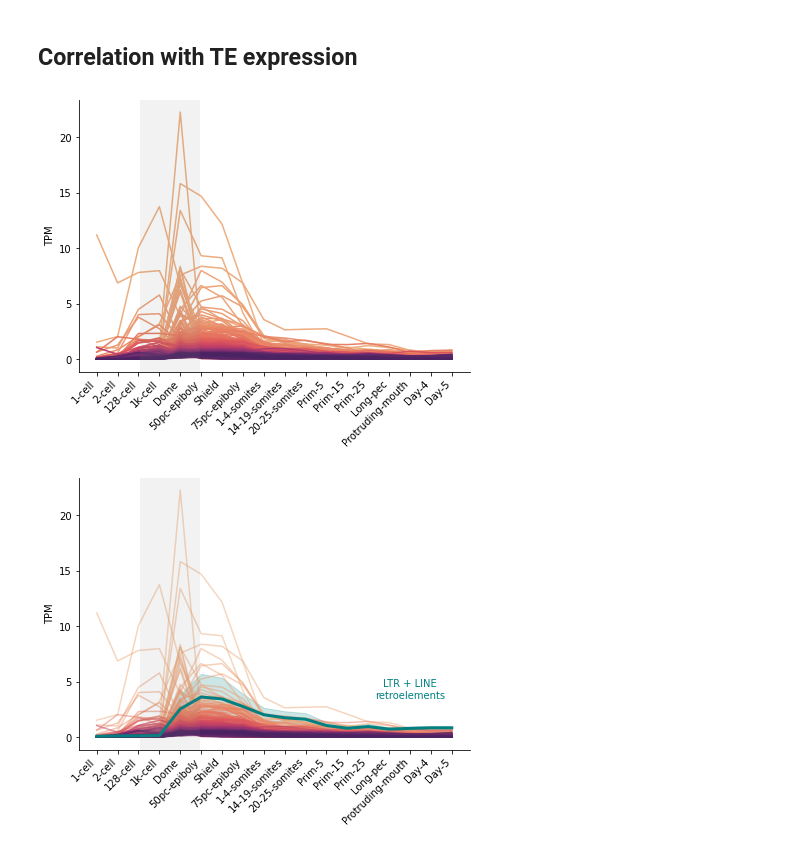
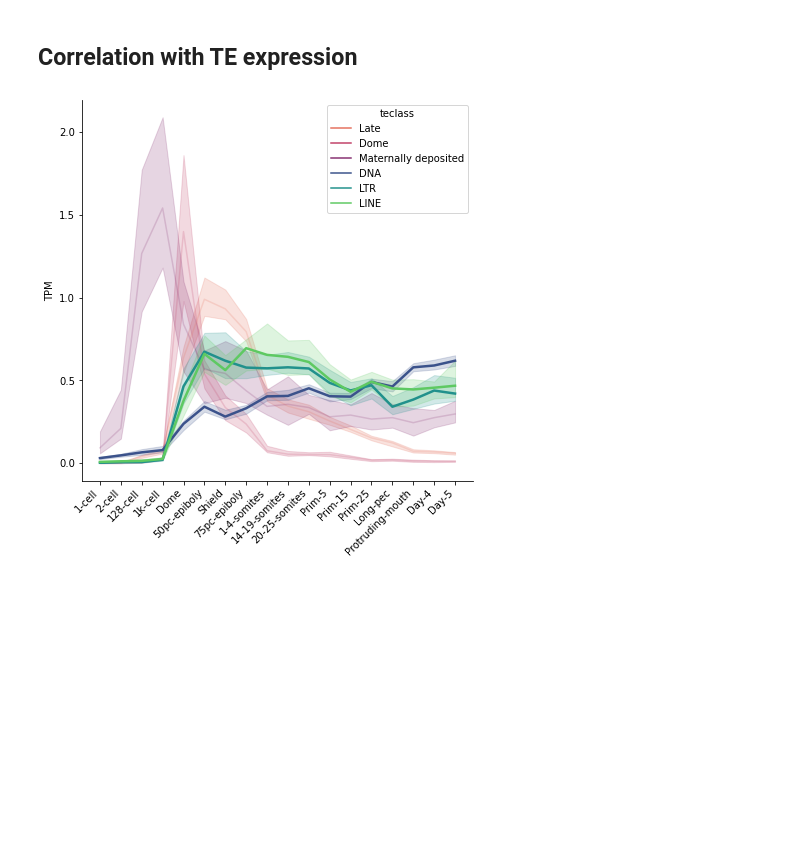
Before and after one commit to jonathan-wells/finz-znf, a Jupyter notebook: analysis/expression.ipynb, the cells around one changed output. Drawn from its saved outputs; the diff is of its cells as text; code cells hidden in the pictures; blank space fills up the shorter version.

```diff
--- a/analysis/expression.ipynb
+++ b/analysis/expression.ipynb
@@ -301,8 +307,8 @@ rRNA_dep_counts_df = rRNA_dep_counts_df.rename({'Developmental_Stage': 'stageNam
 # Convert to TPM
 rRNA_dep_tpm_df = calc_tpm(rRNA_dep_counts_df, load_gene_lengths())
 # Sort by stage order
-stageorder = ['Egg', '1-cell', '16-cell', '128-cell', '3.5 hpf', '5.3 hpf']
-rRNA_dep_tpm_df['stageName'] = pd.Categorical(rRNA_dep_tpm_df['stageName'], stageorder)
+rRNA_dep_stageorder = ['Egg', '1-cell', '16-cell', '128-cell', '3.5 hpf', '5.3 hpf']
+rRNA_dep_tpm_df['stageName'] = pd.Categorical(rRNA_dep_tpm_df['stageName'], rRNA_dep_stageorder)
 rRNA_dep_tpm_df = rRNA_dep_tpm_df.groupby(['gene', 'stageName']).mean().reset_index()
 rRNA_dep_tpm_df = rRNA_dep_tpm_df.sort_values(['gene', 'stageName'])
 print(rRNA_dep_tpm_df.loc[rRNA_dep_tpm_df.gene == 'BHIKHARI_LTR'].head(10))
@@ -539,65 +525,39 @@ te_df['cluster'] = te_df.apply(lambda x: x.teclass if x.cluster == None else x.c
 te_df['gene'] = te_df.apply(lambda x: x.tename if x.gene == None else x.gene, axis=1)
 te_df.loc[te_df.finz == True, 'teclass'] = 'FiNZ-ZnF'
 
-te_expressed = set(te_df.loc[te_df.tpm >= 0.25, 'gene'].to_list())
+te_expressed = set(te_df.loc[te_df.tpm >= 0.5, 'gene'].to_list())
 # %%
-fig, ax = plt.subplots(figsize=(7, 5))
-# sns.lineplot(data=tpm_df.loc[tpm_df.gene.isin(['ERV2_DR-LTR', 'ERV2_DR-I', 'ERV1-4_DR-LTR', 'ERV1-4_DR-I', 'ERV1_DR-LTR', 'ERV1_DR-I', 'BHIKHARI_I-int', 'BHIKHARI_LTR'])],
-sns.lineplot(data=te_df.loc[(te_df.teclass.isin(['FiNZ-ZnF'])) & (te_df.expressed == True)],
+fig, ax = plt.subplots(figsize=(7, 7))
+sns.lineplot(data=tpm_df.loc[(tpm_df.gene.isin(expressed))],
              x='stageName',
              y='tpm',
              sort=False,
-             hue='gene',
+             hue='cluster',
              palette='flare',
-             hue_order=hue_order[::-1],
-             lw=1.5,
+             estimator=np.median,
+             alpha=0.2,
+             ci=90,
              ax=ax)
-ax.axvline(x=3.5, lw=60, alpha=0.1,color='gray')
 
-
-
-ax.get_legend().remove()
+sns.lineplot(data=te_df.loc[(te_df.teclass.isin(['LINE', 'LTR', 'DNA'])) & (te_df.gene.isin(te_expressed))],
+             x='stageName',
+             y='tpm',
+             hue='teclass',
+             sort=False,
+             estimator=np.median,
+             palette='viridis',
+             ci=90,
+             lw=2.5,
+             ax=ax)
+# ax.axvline(x=3.5, lw=60, alpha=0.1,color='gray')
+# ax.text(15, 3.5, 'LTR + LINE\nretroelements', ha='center', color='teal')
+# ax.get_legend().remove()
 
 plt.xticks(rotation=45, ha='right')
 ax.set_xlabel('')
 ax.set_ylabel('TPM')
 sns.despine()
-plt.savefig('/Users/jonwells/Desktop/finz1.pdf', bbox_inches='tight', dpi=300)
 plt.show()
-
-
-fig, ax = plt.subplots(figsize=(7, 5))
-# sns.lineplot(data=tpm_df.loc[tpm_df.gene.isin(['ERV2_DR-LTR', 'ERV2_DR-I', 'ERV1-4_DR-LTR', 'ERV1-4_DR-I', 'ERV1_DR-LTR', 'ERV1_DR-I', 'BHIKHARI_I-int', 'BHIKHARI_LTR'])],
-sns.lineplot(data=te_df.loc[(te_df.teclass.isin(['FiNZ-ZnF'])) & (te_df.expressed == True)],
-             x='stageName',
-             y='tpm',
-             sort=False,
-             hue='gene',
-             palette='flare',
-             hue_order=hue_order[::-1],
-             lw=1.5,
-             alpha=0.5,
-             ax=ax)
-
-sns.lineplot(data=te_df.loc[(te_df.teclass.isin(['LTR', 'LINE'])) & (te_df.gene.isin(te_expressed))],
-             x='stageName',
-             y='tpm',
-             sort=False,
-             estimator=np.mean,
-             ci=90,
-             lw=3,
-             color='teal',
-             ax=ax)
-ax.axvline(x=3.5, lw=60, alpha=0.1,color='gray')
-ax.text(15, 3.5, 'LTR + LINE\nretroelements', ha='center', color='teal')
-ax.get_legend().remove()
-
-plt.xticks(rotation=45, ha='right')
-ax.set_xlabel('')
-ax.set_ylabel('TPM')
-sns.despine()
-plt.savefig('/Users/jonwells/Desktop/finz2.pdf', bbox_inches='tight', dpi=300)
-plt.show()
+fig.savefig('../figs/finz_te_expression.pdf', bbox_inches='tight')
 # %% [output]
-[figure, old version]
+[figure, new version]
-[figure, removed]
```
Also changed, not shown: parts of 18 cells of this notebook, 8 other files.
